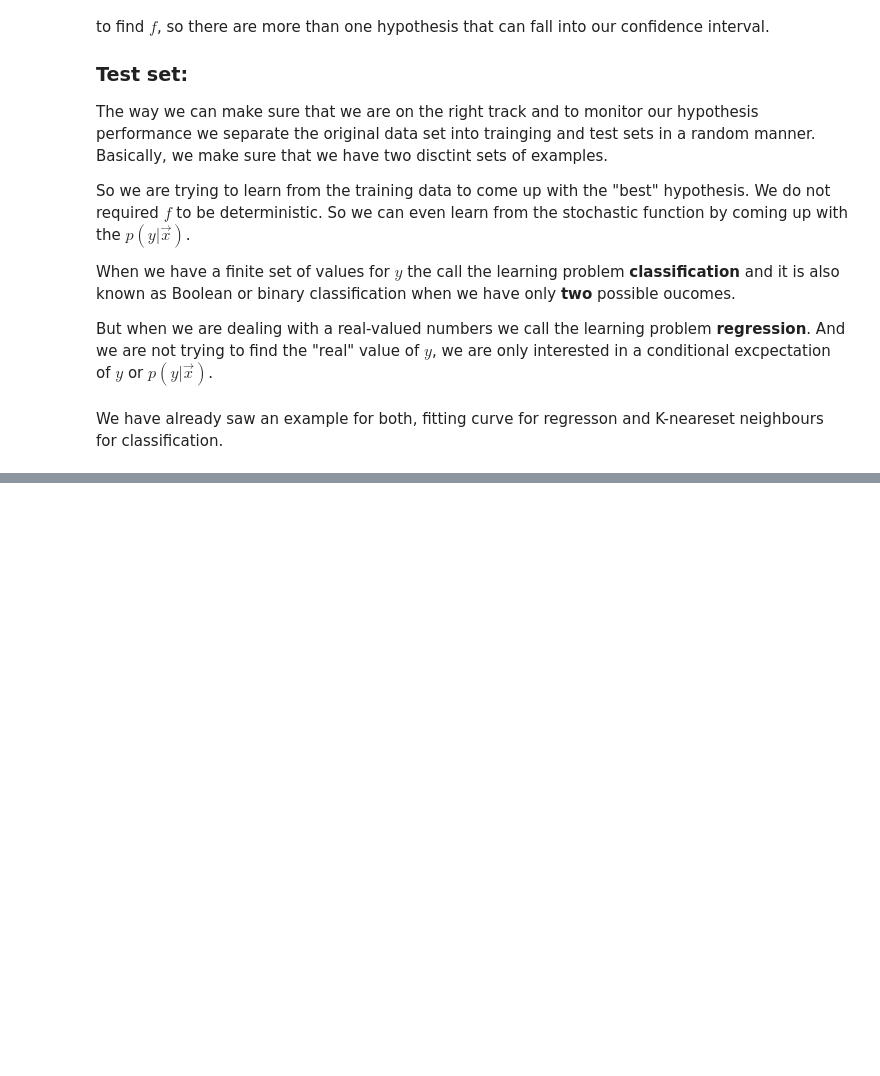
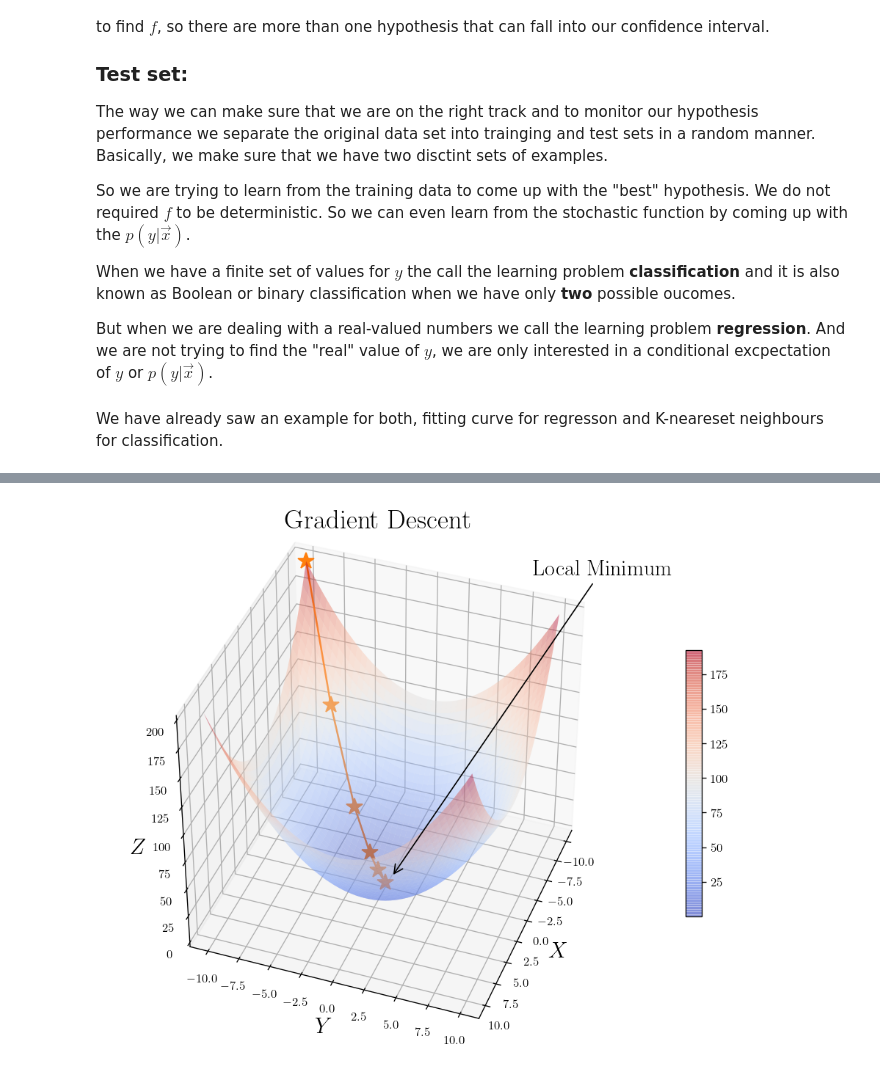
Before and after one commit to abtinshahidi/Foundation_applied_machine_learning, a Jupyter notebook: notebooks/week6/week6.ipynb, the cells around one changed output, grey strips where cells are left out. Cells and saved outputs as stored; diff of their text form; code cells hidden in the pictures; blank space fills up the shorter version.

```diff
--- a/notebooks/week6/week6.ipynb
+++ b/notebooks/week6/week6.ipynb
@@ -245,0 +285,49 @@ plt.show()
+# %%
+_x_ = np.linspace(-10, 10)
+_y_ = np.linspace(-10, 10)
+
+X1, Y1 = np.meshgrid(_x_, _y_)
+
+Z1 = X1**2 + Y1**2
+
+
+_movements_X = np.array([-10, -7, -4, -2, -1, 0])
+_movements_Y = np.array([-10, -7, -4, -2, -1, 0])
+
+_movements_Z = _movements_X**2 + _movements_Y**2
+# %%
+import matplotlib.pyplot as plt
+from mpl_toolkits.mplot3d import Axes3D
+from matplotlib import cm
+from matplotlib.ticker import LinearLocator, FormatStrFormatter
+
+fig = plt.figure(figsize=(10, 8))
+ax = fig.gca(projection='3d')
+
+
+# Plot the surface.
+surf = ax.plot_surface(X1, Y1, Z1, cmap=cm.coolwarm,
+                       linewidth=0, antialiased=True,
+                       alpha = 0.4)
+
+ax.plot(_movements_X, _movements_Y, _movements_Z, "*-", markersize= 14,)
+
+plt.annotate("Local Minimum", xy=(0.0022, -0.035), xytext=(0.05,0.07), arrowprops={"arrowstyle" : "->"})
+
+# ax.text(9, 0, 0, "red", color='red')
+
+
+plt.title(r"Gradient Descent", y =1.05)
+
+ax.view_init(40, 20)
+
+ax.set_xlabel("$X$")
+ax.set_ylabel("$Y$")
+ax.set_zlabel("$Z$")
+
+# Add a color bar which maps values to colors.
+fig.colorbar(surf, shrink=0.5, aspect=16)
+
+plt.show()
+# %% [output]
+[figure, added]
```
Also changed, not shown: parts of 184 cells of this notebook, 3 other files.
